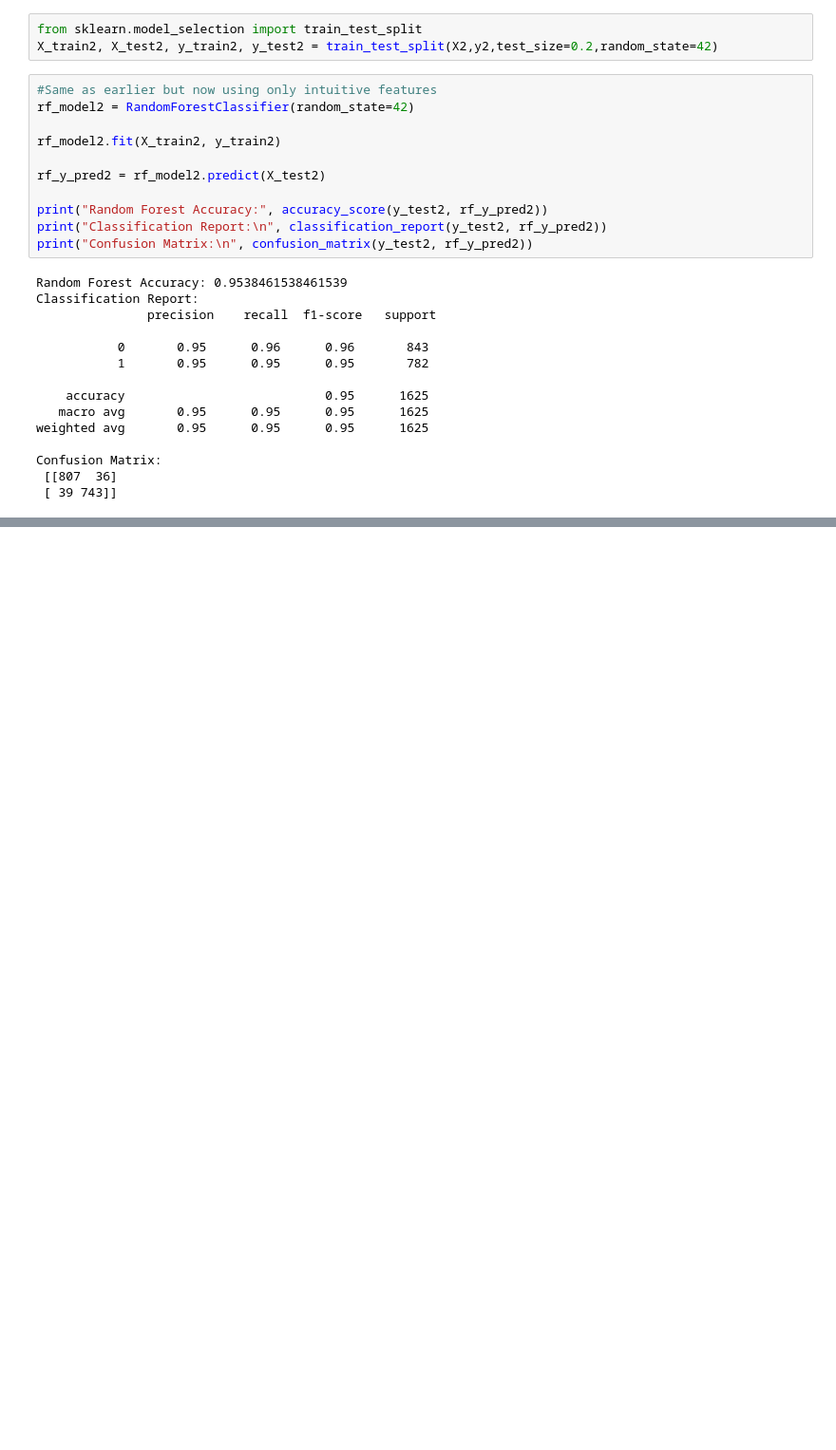
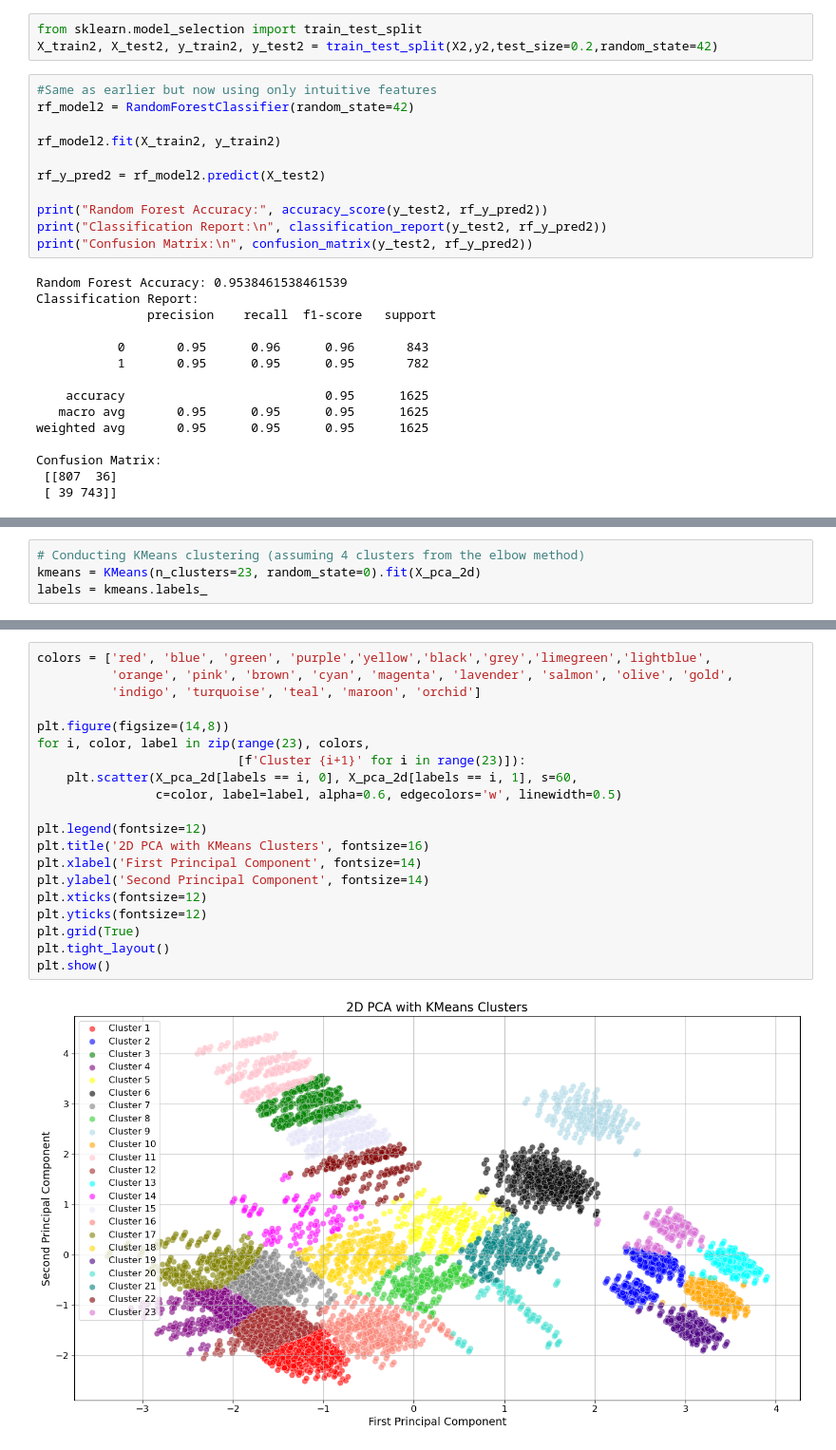
Before and after one commit to Ksper10/exam-on-shrooms, a Jupyter notebook: Kopi_af_Aflevering_exam (1).ipynb, the cells around one changed output, grey strips where cells are left out. Shown at 95% size. Saved outputs shown, nothing was run; the diff lists cells and outputs as text; blank space fills up the shorter version.

```diff
--- a/Kopi_af_Aflevering_exam (1).ipynb
+++ b/Kopi_af_Aflevering_exam (1).ipynb
@@ -640,0 +725,4 @@ Confusion Matrix:
+# %%
+# Conducting KMeans clustering (assuming 4 clusters from the elbow method)
+kmeans = KMeans(n_clusters=23, random_state=0).fit(X_pca_2d)
+labels = kmeans.labels_
@@ -640,0 +731,22 @@ Confusion Matrix:
+# %%
+colors = ['red', 'blue', 'green', 'purple','yellow','black','grey','limegreen','lightblue',
+          'orange', 'pink', 'brown', 'cyan', 'magenta', 'lavender', 'salmon', 'olive', 'gold',
+          'indigo', 'turquoise', 'teal', 'maroon', 'orchid']
+
+plt.figure(figsize=(14,8))
+for i, color, label in zip(range(23), colors,
+                           [f'Cluster {i+1}' for i in range(23)]):
+    plt.scatter(X_pca_2d[labels == i, 0], X_pca_2d[labels == i, 1], s=60,
+                c=color, label=label, alpha=0.6, edgecolors='w', linewidth=0.5)
+
+plt.legend(fontsize=12)
+plt.title('2D PCA with KMeans Clusters', fontsize=16)
+plt.xlabel('First Principal Component', fontsize=14)
+plt.ylabel('Second Principal Component', fontsize=14)
+plt.xticks(fontsize=12)
+plt.yticks(fontsize=12)
+plt.grid(True)
+plt.tight_layout()
+plt.show()
+# %% [output]
+[figure, added]
```
Also changed, not shown: parts of 16 cells of this notebook.
